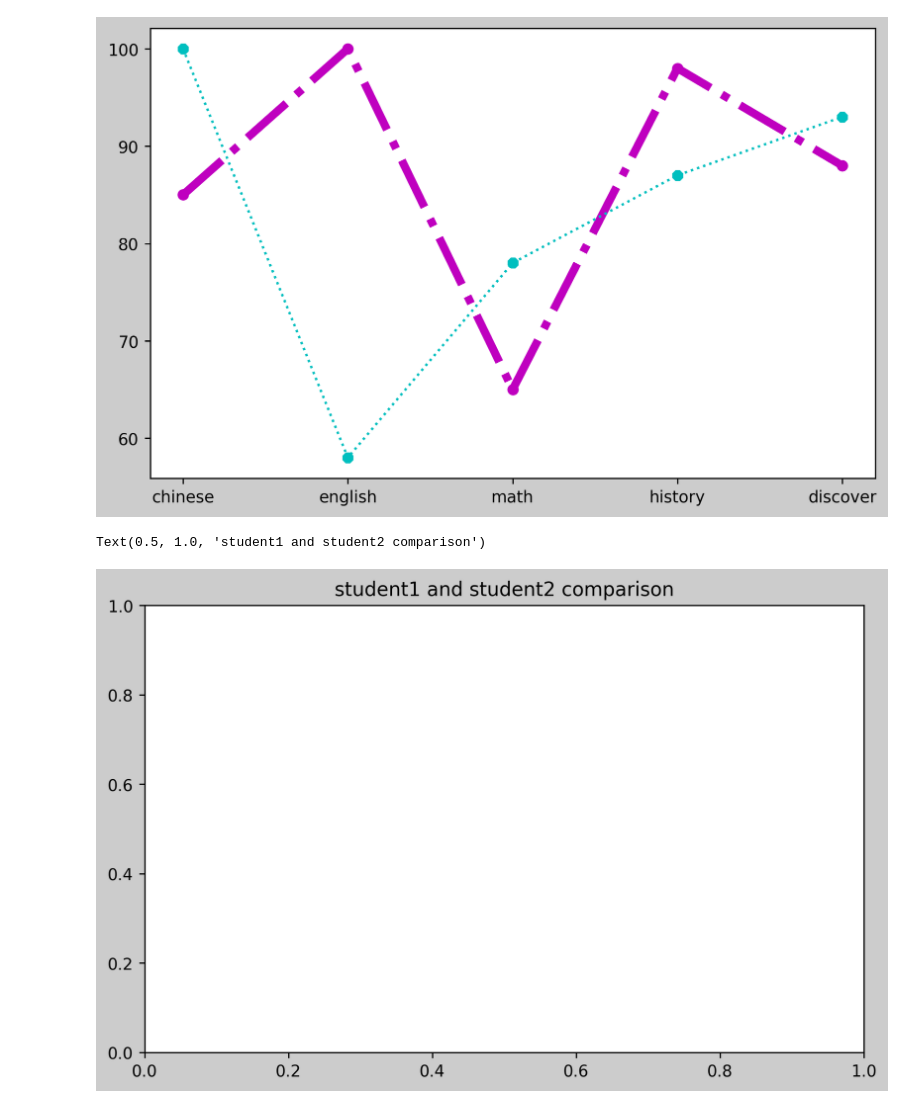
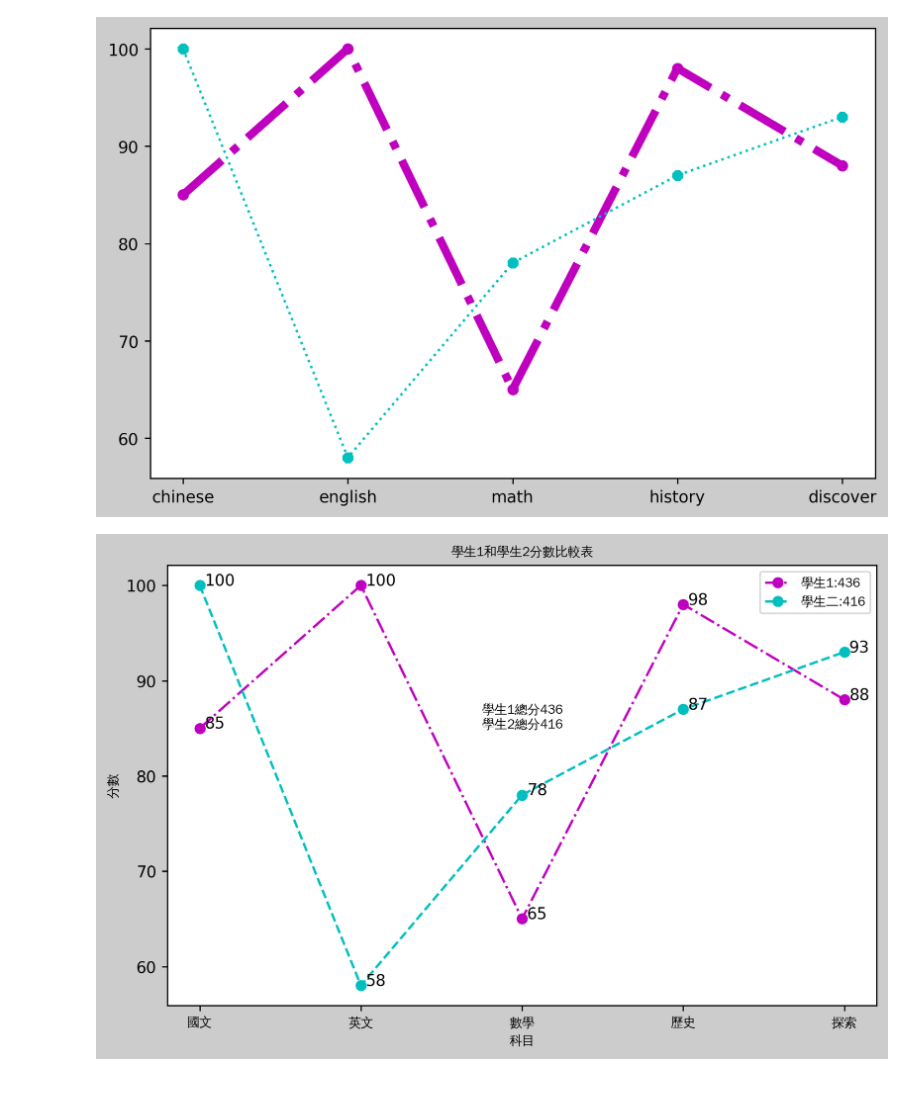
Before and after one commit to cindychou0503/Learning, a Jupyter notebook: 0729.ipynb, the cells around one changed output. Cells and saved outputs as stored; diff of their text form; code cells hidden in the pictures.

```diff
--- a/0729.ipynb
+++ b/0729.ipynb
@@ -55,25 +55,48 @@ plt.show()
 [figure]
 # %%
 # codespace 要安裝中文字型
-# 命令列: sudo apt-get install -y
+# 命令列: sudo apt-get update -y
 # 命令列: sudo apt-get install -y fonts-wqy-zenhei
 # 字型位置: /usr/share/fonts/truetype/wqy/wqy-zenhei
 import matplotlib.pyplot as plt
 from matplotlib.font_manager import FontProperties
 font = FontProperties(fname='/usr/share/fonts/truetype/wqy/wqy-zenhei.ttc', size=8)
 font1 = FontProperties(fname='/usr/share/fonts/truetype/wqy/wqy-zenhei.ttc', size=12)
 # window font =FontProperties(fname=r'c:\windows\fonts\simsun.ttc', size=8)
 
 student1 = {'國文':85, '英文':100, '數學':65, '歷史':98, '探索':88}
 student2 = {'國文':100, '英文':58, '數學':78, '歷史':87, '探索':93}
 
 subjects =list(student1.keys())
 value1 = list(student1.values())
 value2 = list(student2.values())
 
 fig = plt.figure(figsize=(8,5), dpi=250, facecolor="#cccccc")
 ax = fig.add_subplot(1,1,1)
-ax.set_title("學生1和學生2分數比較表")
+ax.set_title("學生1和學生2分數比較表", fontproperties=font)
+ax.set_xlabel("科目",  fontproperties=font)
+ax.set_ylabel("分數",  fontproperties=font)
+ax.plot(subjects, value1, 'm-.o')
+ax.plot(subjects, value2, 'c--o')
+ax.set_xticklabels(subjects, fontproperties=font)
+
+x_locations = ax.get_xticks()
+# y_locations = ax.get_yticks()
+
+for i in range(len(x_locations)):
+    ax.annotate(str(value1[i]),(x_locations[i]+0.03,value1[i]))
+    ax.annotate(str(value2[i]),(x_locations[i]+0.03,value2[i]))
+
+value1_total = 0
+value2_total = 0
+for score in value1:
+    value1_total += score
+
+for score in value2:
+    value2_total += score
+
+ax.annotate(f'學生1總分{value1_total}\n學生2總分{value2_total}', (1.75,85),fontproperties=font)
+ax.legend([f"學生1:{value1_total}",f"學生二:{value2_total}"], prop=font)
+plt.show()
 # %% [output]
-Text(0.5, 1.0, 'student1 and student2 comparison')
-[figure, old version]
+[figure, new version]
```
